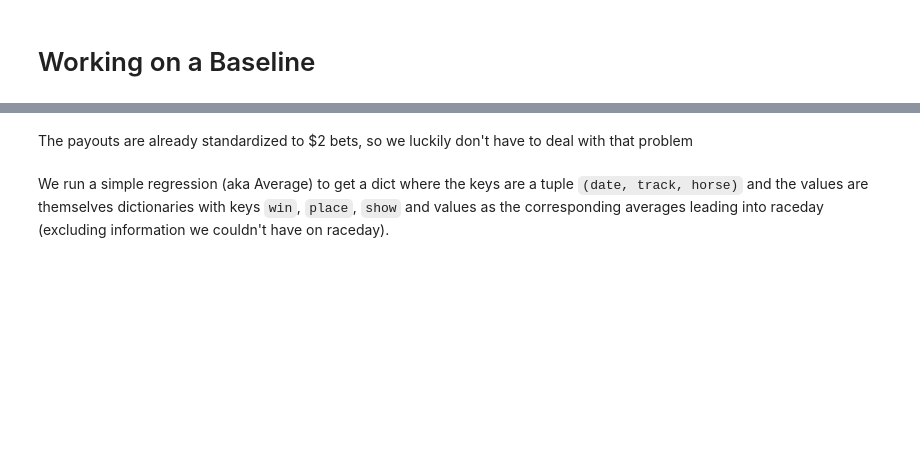
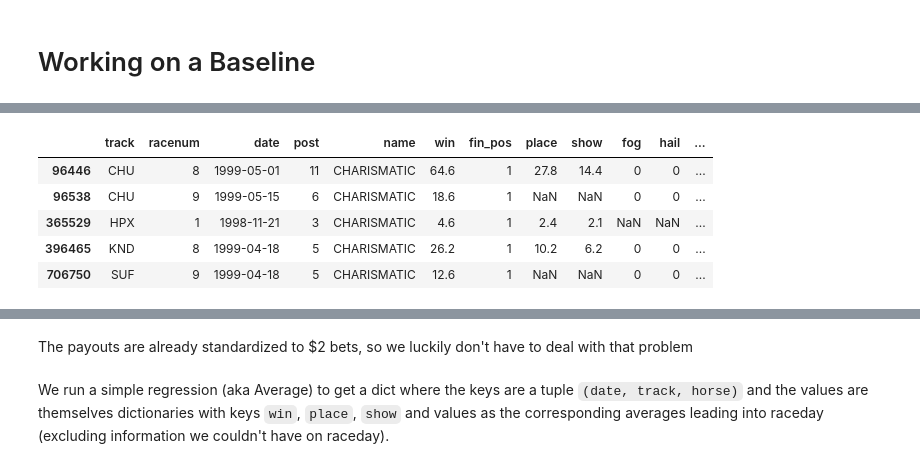
Before and after one commit to gebailey23/prettyponies, a Jupyter notebook: Making Models-William.ipynb, the cells around one changed output, grey strips where cells are left out. Saved outputs shown, nothing was run; the diff lists cells and outputs as text; code cells hidden in the pictures; blank space fills up the shorter version.

```diff
--- a/Making Models-William.ipynb
+++ b/Making Models-William.ipynb
@@ -80,0 +75,14 @@ set(['minhumidity', 'maxhumidity', 'meanwindspdm', 'meanpressurem', 'meandewptm'
+# %%
+names = xtest.name.unique()
+xtrain = pd.DataFrame(columns=traindf.columns)
+for name in names:
+    temp = traindf[traindf.name == name]
+    xtrain = pd.concat([xtrain, temp])
+xtrain.head()
+# %% [output]
+|  | track | racenum | date | post | name | win | fin_pos | place | show | fog | hail | ... |
+| 96446 | CHU | 8 | 1999-05-01 | 11 | CHARISMATIC | 64.6 | 1 | 27.8 | 14.4 | 0 | 0 | ... |
+| 96538 | CHU | 9 | 1999-05-15 | 6 | CHARISMATIC | 18.6 | 1 | NaN | NaN | 0 | 0 | ... |
+| 365529 | HPX | 1 | 1998-11-21 | 3 | CHARISMATIC | 4.6 | 1 | 2.4 | 2.1 | NaN | NaN | ... |
+| 396465 | KND | 8 | 1999-04-18 | 5 | CHARISMATIC | 26.2 | 1 | 10.2 | 6.2 | 0 | 0 | ... |
+| 706750 | SUF | 9 | 1999-04-18 | 5 | CHARISMATIC | 12.6 | 1 | NaN | NaN | 0 | 0 | ... |
```
Also changed, not shown: parts of 13 cells of this notebook.
